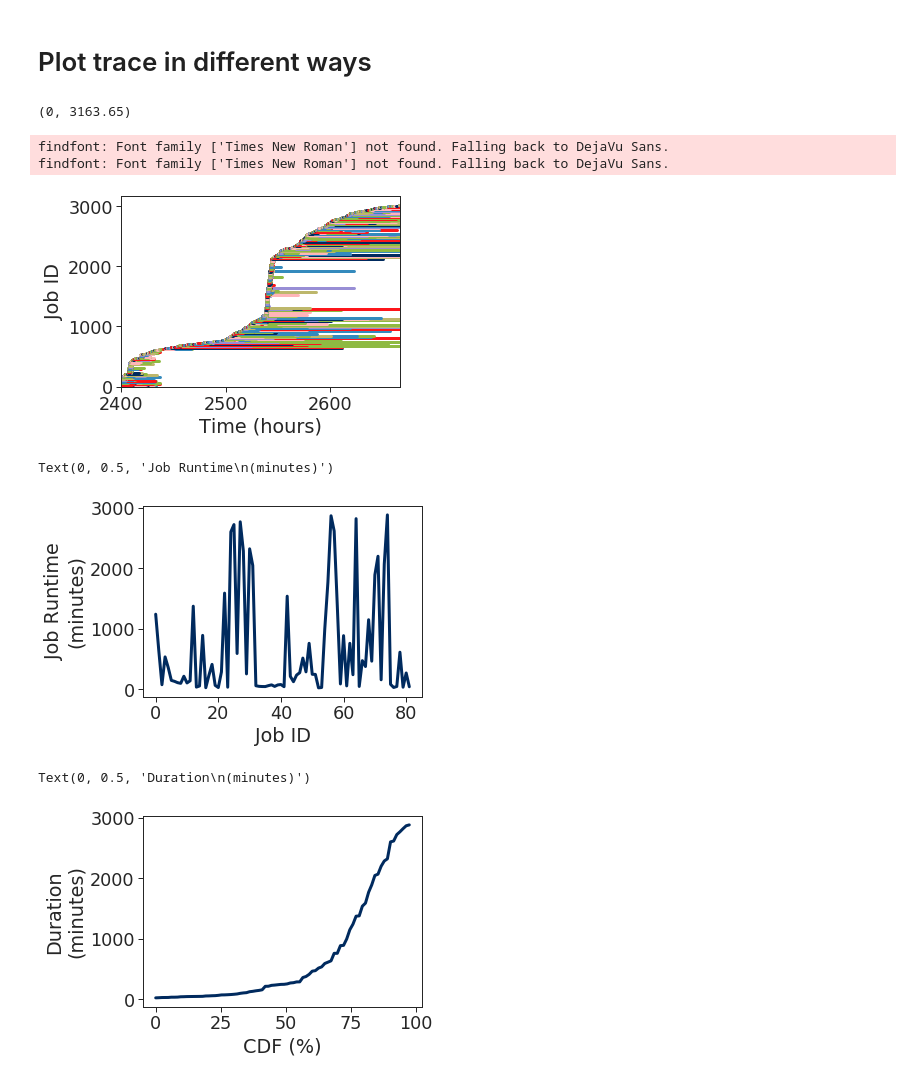
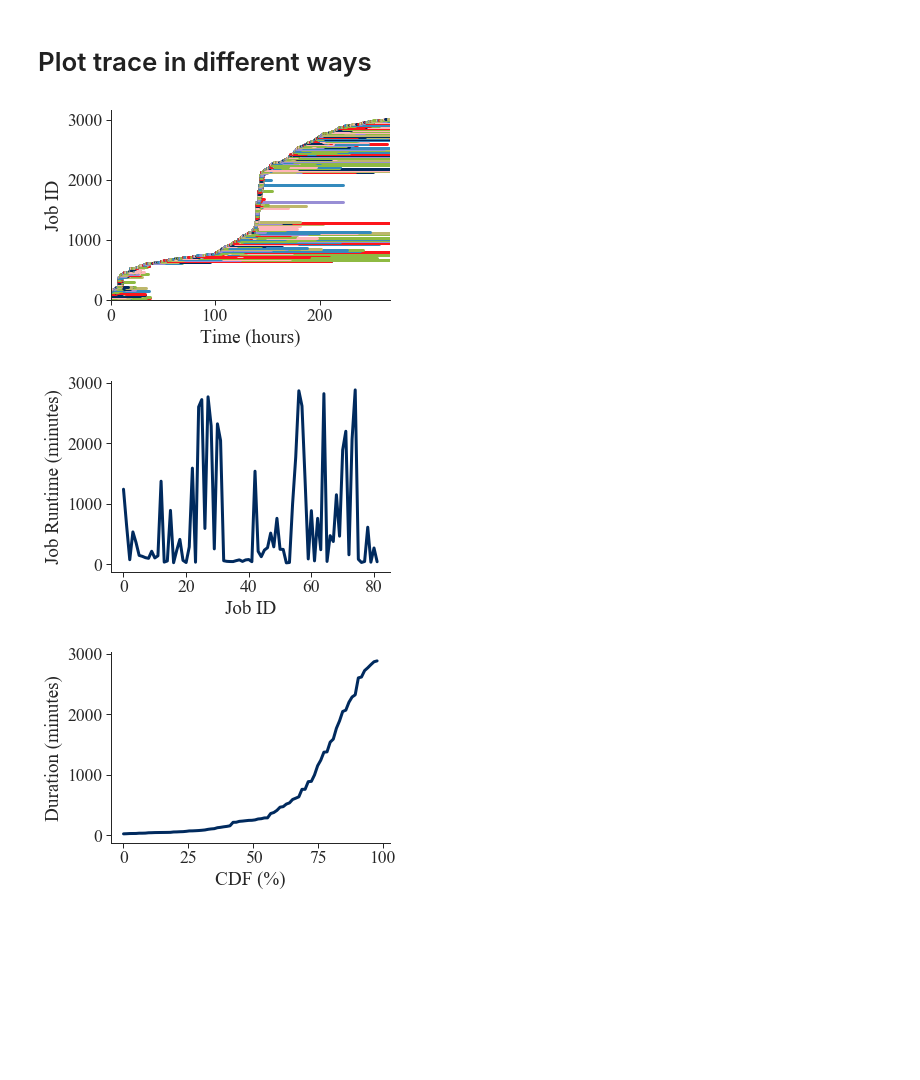
Before and after one commit to stanford-futuredata/gavel, a Jupyter notebook: scheduler/notebooks/figures/background/philly.ipynb, the cells around one changed output. Drawn from its saved outputs; the diff is of its cells as text; code cells hidden in the pictures; blank space fills up the shorter version.

Commit message:
Cleaned figures

```diff
--- a/scheduler/notebooks/figures/background/philly.ipynb
+++ b/scheduler/notebooks/figures/background/philly.ipynb
@@ -252,32 +252,32 @@ for i, idx in enumerate(active_steady_state_jobs):
     jobs_num_gpus.append(jobs[idx].num_gpus)
     start_time_in_seconds = timedelta_to_minutes(jobs[idx].submitted_time - earliest_arrival_time) * 60.0
     end_time_in_seconds = timedelta_to_minutes(jobs[idx].attempts[-1]['end_time'] - earliest_arrival_time) * 60.0
-    ax.plot([start_time_in_seconds / 3600.,
-             end_time_in_seconds / 3600.],
+    ax.plot([(start_time_in_seconds - all_boundaries[lower_bound]) / 3600.,
+             (end_time_in_seconds - all_boundaries[lower_bound]) / 3600.],
              [i, i])
 jobs_duration = jobs_duration[1:]
 jobs_num_gpus = jobs_num_gpus[1:]
 ax.set_xlabel("Time (hours)")
 ax.set_ylabel("Job ID")
-ax.set_xlim([all_boundaries[lower_bound] / 3600.,
-             all_boundaries[upper_bound] / 3600.])
+ax.set_xlim([0, (all_boundaries[upper_bound] - all_boundaries[lower_bound]) / 3600.0])
 ax.set_ylim([0, None])
+sns.despine()
+
+with PdfPages('job_arrivals_and_durations.pdf') as pdf:
+    pdf.savefig(bbox_inches='tight')
 # %% [output]
-(0, 3163.65)
-findfont: Font family ['Times New Roman'] not found. Falling back to DejaVu Sans.
-findfont: Font family ['Times New Roman'] not found. Falling back to DejaVu Sans.
-[figure, old version]
+[figure, new version]
 # %%
 x = range(len(jobs_to_complete_duration))
 y = jobs_to_complete_duration
 plt.figure(figsize=(5, 3.5))
 ax = plt.subplot2grid((1, 1), (0, 0), colspan=1)
 ax.plot(x, y)
 ax.set_xlabel('Job ID')
-ax.set_ylabel('Job Runtime\n(minutes)')
+ax.set_ylabel('Job Runtime (minutes)')
+sns.despine()
 # %% [output]
-Text(0, 0.5, 'Job Runtime\n(minutes)')
-[figure, old version]
+[figure, new version]
 # %%
 x = (np.array(range(len(jobs_to_complete_duration))) / \
     (len(jobs_to_complete_duration) + 1)) * 100.0
@@ -286,10 +286,10 @@ plt.figure(figsize=(5, 3.5))
 ax = plt.subplot2grid((1, 1), (0, 0), colspan=1)
 ax.plot(x, y)
 ax.set_xlabel('CDF (%)')
-ax.set_ylabel('Duration\n(minutes)')
+ax.set_ylabel('Duration (minutes)')
+sns.despine()
 # %% [output]
-Text(0, 0.5, 'Duration\n(minutes)')
-[figure, old version]
+[figure, new version]
 # %%
 x = range(len(jobs_to_complete_num_gpus))
 y = jobs_to_complete_num_gpus
```
Also changed, not shown: parts of 3 cells of this notebook, 2 other files.
